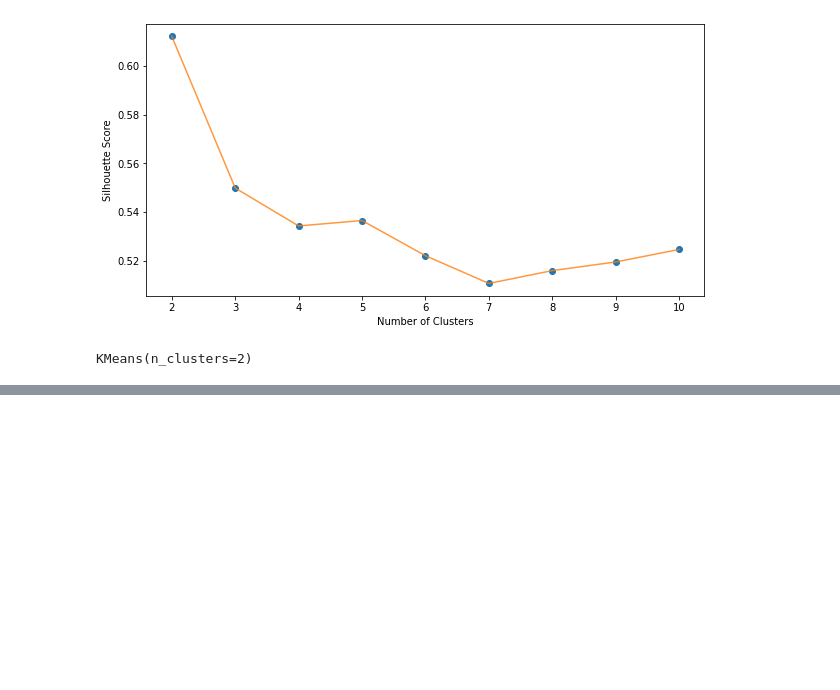
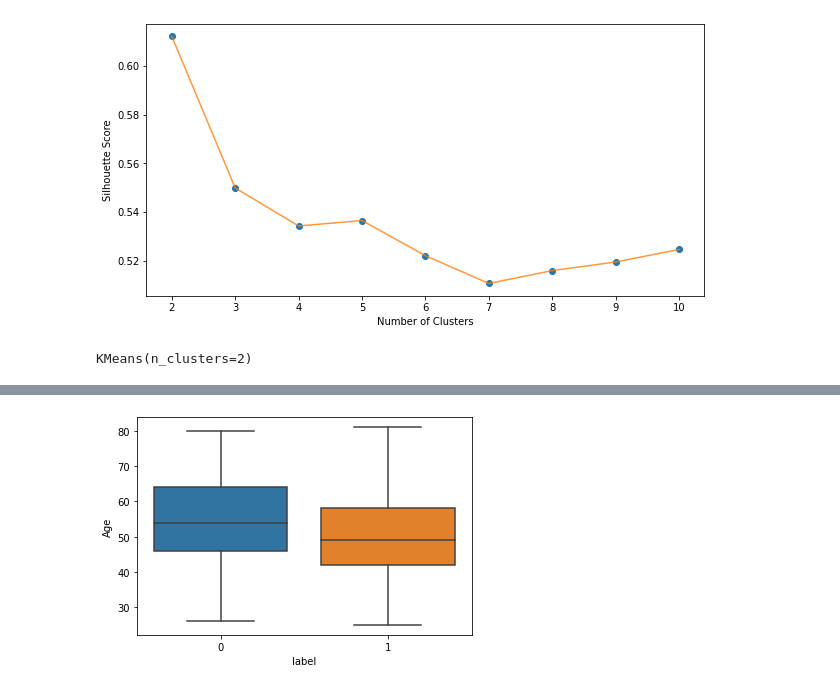
Before and after one commit to jadefactory/DataAnalysis_Project, a Jupyter notebook: clustering/customer_segment.ipynb, the cells around one changed output, grey strips where cells are left out. Cells and saved outputs as stored; diff of their text form; code cells hidden in the pictures; blank space fills up the shorter version.

```diff
--- a/clustering/customer_segment.ipynb
+++ b/clustering/customer_segment.ipynb
@@ -428,4 +427,4 @@ df_cluster.groupby('label').mean()
 # %%
-fig = px.box(df_cluster, x='label', y='Age', color='label')
-fig.show()
+sns.boxplot(data=df_cluster, x='label', y='Age')
+plt.show()
 # %% [output]
@@ -433 +431,2 @@ fig.show()
+[figure, added]
 # %%
```
Also changed, not shown: parts of 10 cells of this notebook, 2 other files.
